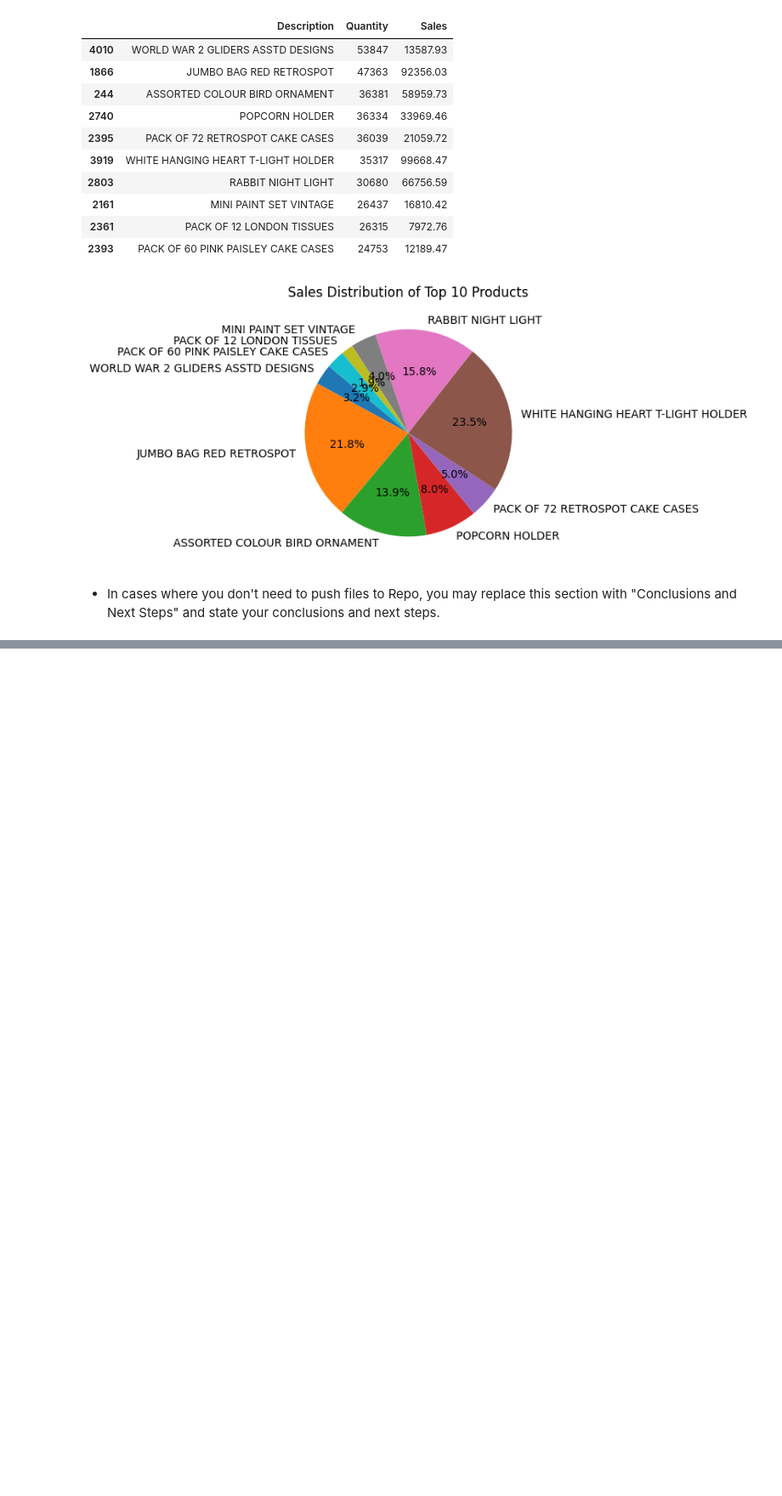
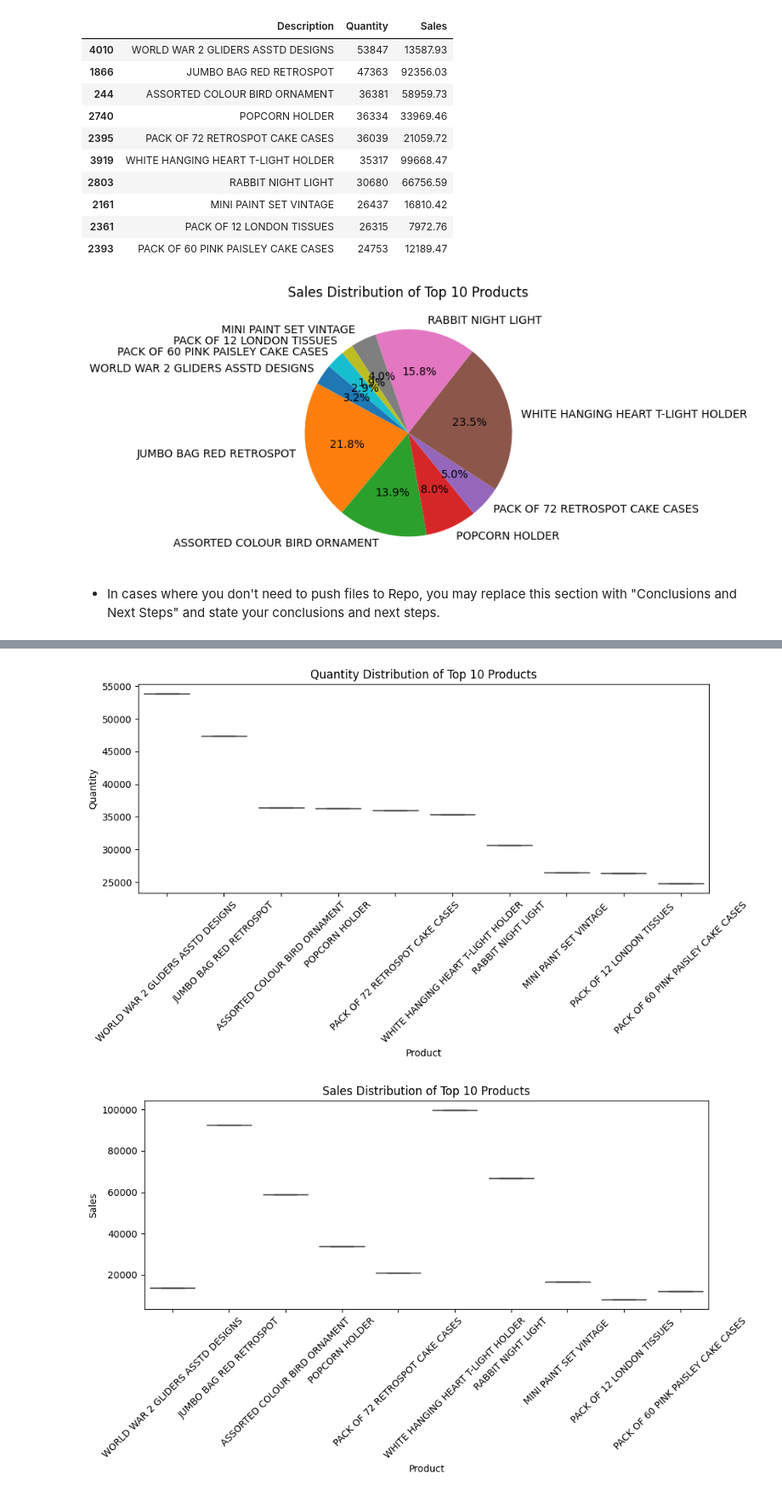
Before and after one commit to tanzilachand/project_tc, a Jupyter notebook: jupyter_notebooks/data_visualisation.ipynb, the cells around one changed output, grey strips where cells are left out. Shown at 85% size. Drawn from its saved outputs; the diff is of its cells as text; code cells hidden in the pictures; blank space fills up the shorter version.

```diff
--- a/jupyter_notebooks/data_visualisation.ipynb
+++ b/jupyter_notebooks/data_visualisation.ipynb
@@ -322,0 +339,33 @@ plt.show()
+# %%
+# Boxplot for Quantity of Top 10 Products
+plt.figure(figsize=(10, 6))
+sns.boxplot(x=top_products['Description'], y=top_products['Quantity'])
+plt.title('Quantity Distribution of Top 10 Products')
+plt.xlabel('Product')
+plt.ylabel('Quantity')
+plt.xticks(rotation=45)
+plt.tight_layout()
+plt.show()
+
+# Boxplot for Sales of Top 10 Products
+plt.figure(figsize=(10, 6))
+sns.boxplot(x=top_products['Description'], y=top_products['Sales'])
+plt.title('Sales Distribution of Top 10 Products')
+plt.xlabel('Product')
+plt.ylabel('Sales')
+plt.xticks(rotation=45)
+plt.tight_layout()
+plt.show()
+
+# Boxplot for UnitPrice of Top 10 Products
+plt.figure(figsize=(10, 6))
+sns.boxplot(x=top_products['Description'], y=top_products['UnitPrice'])
+plt.title('Unit Price Distribution of Top 10 Products')
+plt.xlabel('Product')
+plt.ylabel('Unit Price')
+plt.xticks(rotation=45)
+plt.tight_layout()
+plt.show()
+# %% [output]
+[figure, added]
+[figure, added]
```
Also changed, not shown: parts of 5 cells of this notebook, 1 other file.
